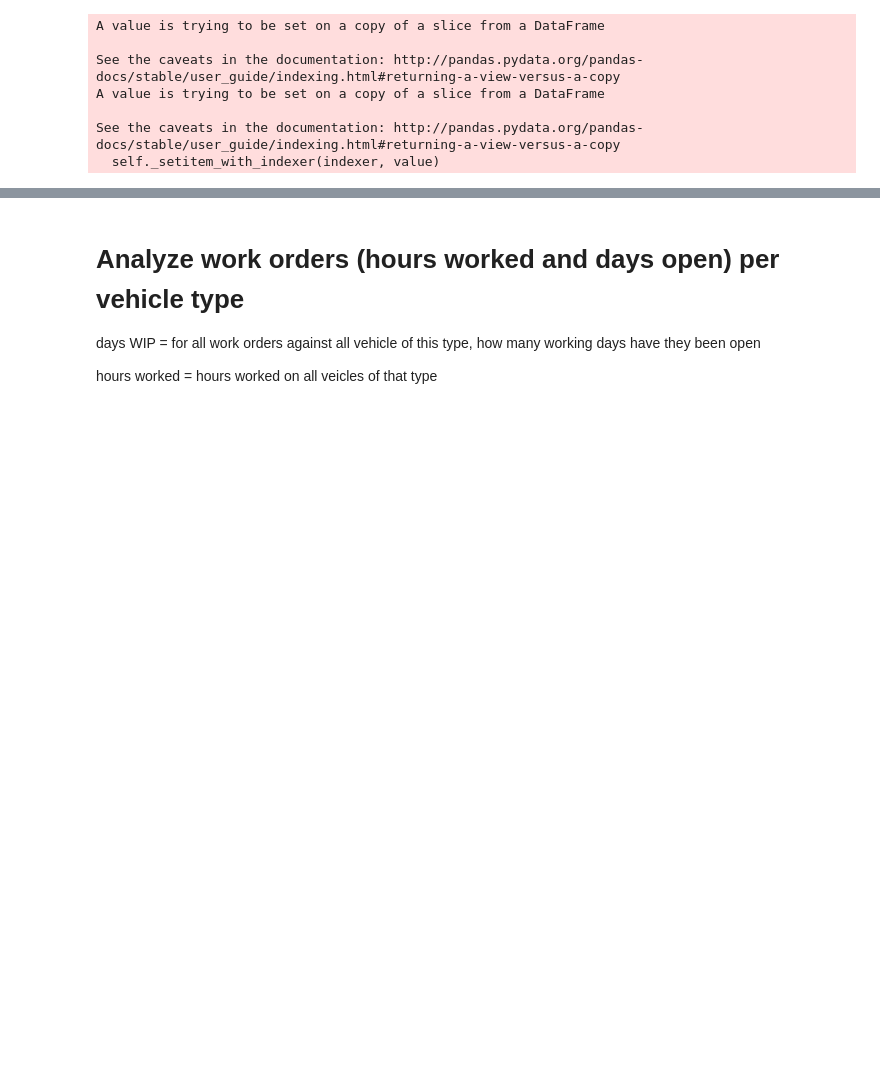
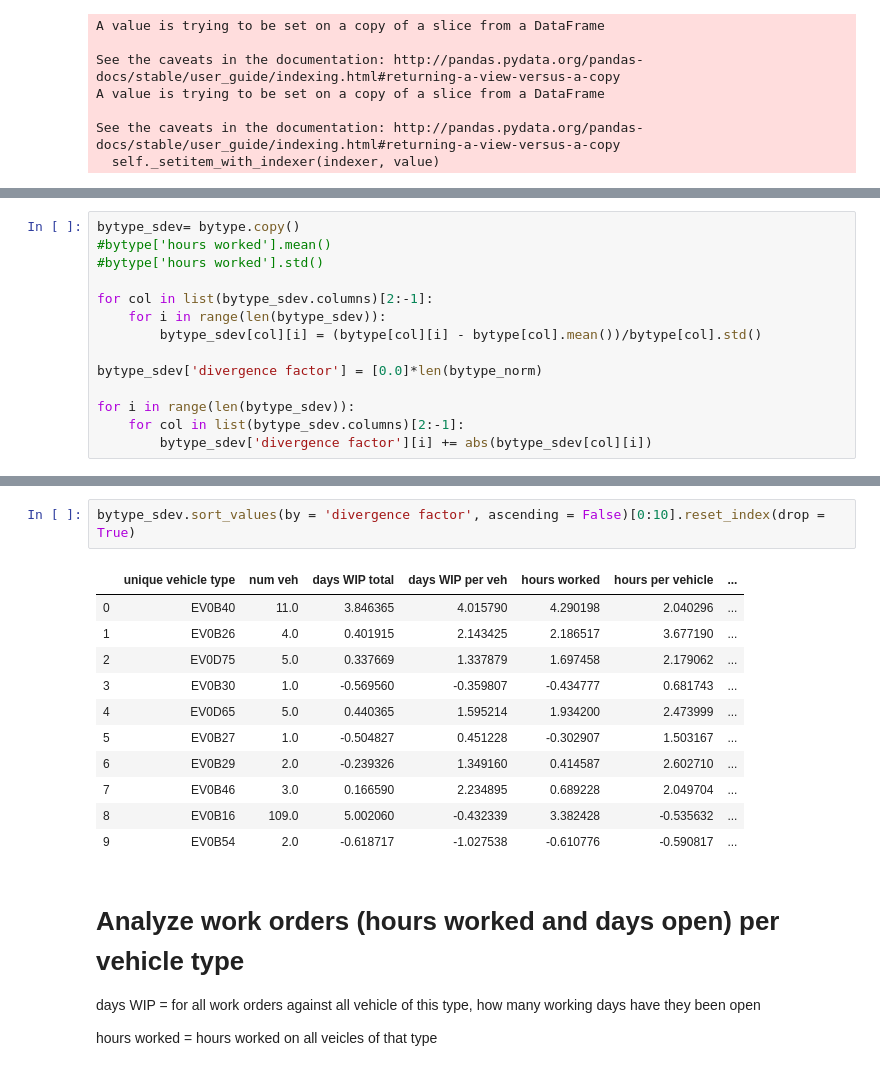
Before and after one commit to albud187/Data-Analytics-DRMIS-SAP-Production, a Jupyter notebook: Data Analytics DRMIS.ipynb, the cells around one changed output, grey strips where cells are left out. Cells and saved outputs as stored; diff of their text form; blank space fills up the shorter version.

```diff
--- a/Data Analytics DRMIS.ipynb
+++ b/Data Analytics DRMIS.ipynb
@@ -154,0 +201,14 @@ bytype.head()
+# %%
+bytype_sdev= bytype.copy()
+#bytype['hours worked'].mean()
+#bytype['hours worked'].std()
+
+for col in list(bytype_sdev.columns)[2:-1]:
+    for i in range(len(bytype_sdev)):
+        bytype_sdev[col][i] = (bytype[col][i] - bytype[col].mean())/bytype[col].std()
+
+bytype_sdev['divergence factor'] = [0.0]*len(bytype_norm)
+
+for i in range(len(bytype_sdev)):
+    for col in list(bytype_sdev.columns)[2:-1]:
+        bytype_sdev['divergence factor'][i] += abs(bytype_sdev[col][i])
@@ -155,3 +224,17 @@ bytype.head()
+# %%
+bytype_sdev.sort_values(by = 'divergence factor', ascending = False)[0:10].reset_index(drop = True)
+# %% [output]
+|  | unique vehicle type | num veh | days WIP total | days WIP per veh | hours worked | hours per vehicle | ... |
+| 0 | EV0B40 | 11.0 | 3.846365 | 4.015790 | 4.290198 | 2.040296 | ... |
+| 1 | EV0B26 | 4.0 | 0.401915 | 2.143425 | 2.186517 | 3.677190 | ... |
+| 2 | EV0D75 | 5.0 | 0.337669 | 1.337879 | 1.697458 | 2.179062 | ... |
+| 3 | EV0B30 | 1.0 | -0.569560 | -0.359807 | -0.434777 | 0.681743 | ... |
+| 4 | EV0D65 | 5.0 | 0.440365 | 1.595214 | 1.934200 | 2.473999 | ... |
+| 5 | EV0B27 | 1.0 | -0.504827 | 0.451228 | -0.302907 | 1.503167 | ... |
+| 6 | EV0B29 | 2.0 | -0.239326 | 1.349160 | 0.414587 | 2.602710 | ... |
+| 7 | EV0B46 | 3.0 | 0.166590 | 2.234895 | 0.689228 | 2.049704 | ... |
+| 8 | EV0B16 | 109.0 | 5.002060 | -0.432339 | 3.382428 | -0.535632 | ... |
+| 9 | EV0B54 | 2.0 | -0.618717 | -1.027538 | -0.610776 | -0.590817 | ... |
 # %% [markdown]
 # Analyze work orders (hours worked and days open) per vehicle type
 
```
Also changed, not shown: parts of 7 cells of this notebook, 1 other file.
